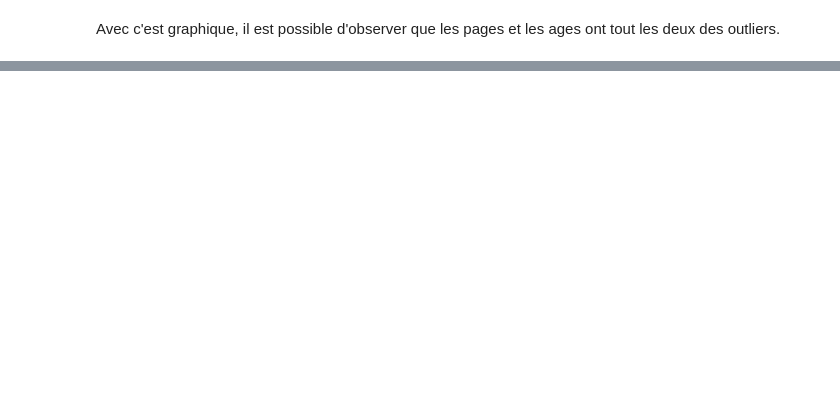
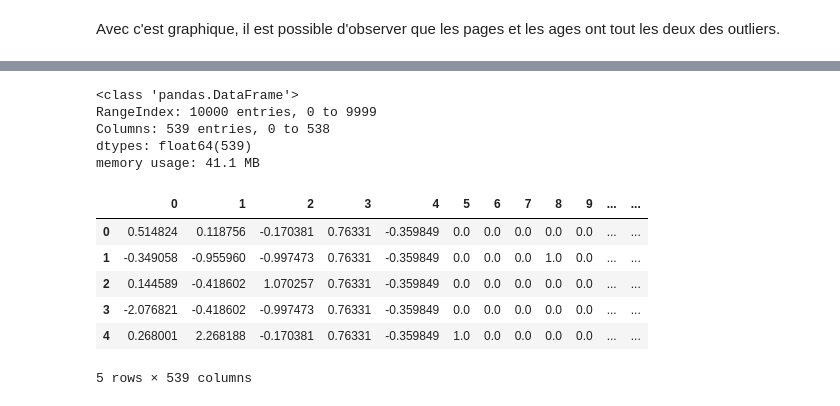
Before and after one commit to Ludovic-Potvin/devoir1-automatique, a Jupyter notebook: cleanup.ipynb, the cells around one changed output, grey strips where cells are left out. Saved outputs shown, nothing was run; the diff lists cells and outputs as text; code cells hidden in the pictures; blank space fills up the shorter version.

```diff
--- a/cleanup.ipynb
+++ b/cleanup.ipynb
@@ -174,0 +125,4 @@ memory usage: 41.0 MB
+# %%
+population = pd.read_csv('CountryPopulation.csv')
+population.info()
+population.head()
@@ -174,0 +145,56 @@ memory usage: 41.0 MB
+# %%
+def enrichissement_population_pib(X, PIB=True):
+    X_copy = X.copy()
+
+    population = pd.read_csv('CountryPopulation.csv')
+    population.rename(columns={"Country": "country"}, inplace=True)
+    X_copy = pd.merge(X_copy, population, on='country')
+
+    if PIB:
+        GDP = pd.read_csv('CountryGDP.csv')
+        GDP.rename(columns={"Country": "country"}, inplace=True)
+        X_copy = pd.merge(X_copy, GDP, on='country')
+
+    return X_copy
+# %%
+from sklearn.pipeline import Pipeline
+from sklearn.impute import SimpleImputer
+from sklearn.compose import ColumnTransformer
+from sklearn.preprocessing import OneHotEncoder, StandardScaler, FunctionTransformer
+
+enrichissement_transformer = FunctionTransformer(enrichissement_population_pib, validate=False, kw_args={"PIB": True})
+
+numeric_transformer = Pipeline([
+    ("Replace question mark", FunctionTransformer(replace_question_with_nan, validate=False)),
+    ("iqr outliers", FunctionTransformer(iqr_amplitude, validate=False)),
+    ("imputer", SimpleImputer(strategy="median")),
+    ("scaler", StandardScaler()),
+])
+
+preprocessor = ColumnTransformer([
+    ("num", numeric_transformer, num_attribs),
+    ("cat", OneHotEncoder(), cat_attribs),
+])
+
+full_pipeline = Pipeline([
+    ('enrich', enrichissement_transformer),
+    ('preprocessor', preprocessor),
+])
+
+clean_customer = full_pipeline.fit_transform(customer)
+customer_array = clean_customer.toarray()
+pd.DataFrame(customer_array).info()
+pd.DataFrame(customer_array).head()
+# %% [output]
+<class 'pandas.DataFrame'>
+RangeIndex: 10000 entries, 0 to 9999
+Columns: 539 entries, 0 to 538
+dtypes: float64(539)
+memory usage: 41.1 MB
+|  | 0 | 1 | 2 | 3 | 4 | 5 | 6 | 7 | 8 | 9 | ... | ... |
+| 0 | 0.514824 | 0.118756 | -0.170381 | 0.76331 | -0.359849 | 0.0 | 0.0 | 0.0 | 0.0 | 0.0 | ... | ... |
+| 1 | -0.349058 | -0.955960 | -0.997473 | 0.76331 | -0.359849 | 0.0 | 0.0 | 0.0 | 1.0 | 0.0 | ... | ... |
+| 2 | 0.144589 | -0.418602 | 1.070257 | 0.76331 | -0.359849 | 0.0 | 0.0 | 0.0 | 0.0 | 0.0 | ... | ... |
+| 3 | -2.076821 | -0.418602 | -0.997473 | 0.76331 | -0.359849 | 0.0 | 0.0 | 0.0 | 0.0 | 0.0 | ... | ... |
+| 4 | 0.268001 | 2.268188 | -0.170381 | 0.76331 | -0.359849 | 1.0 | 0.0 | 0.0 | 0.0 | 0.0 | ... | ... |
+5 rows × 539 columns
```
Also changed, not shown: parts of 12 cells of this notebook.
